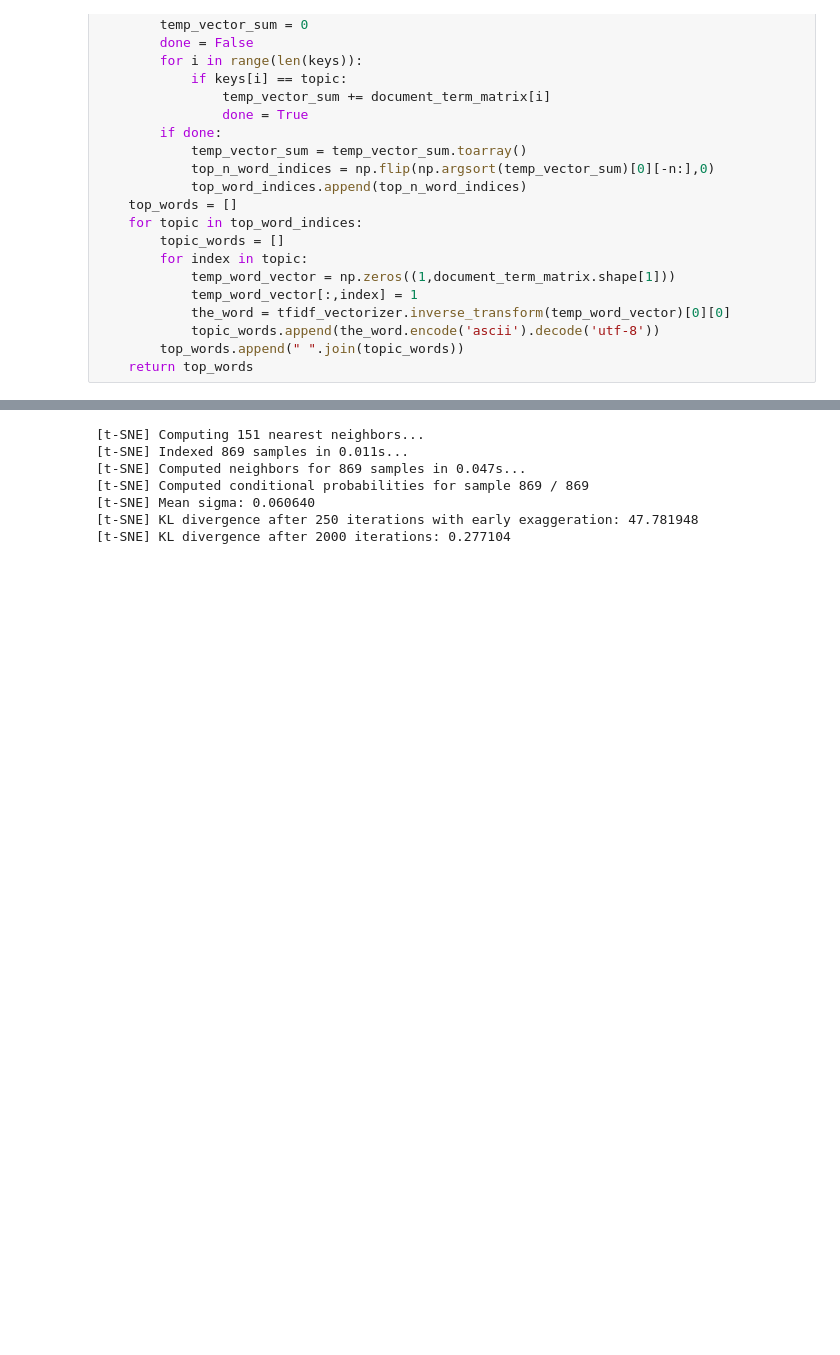
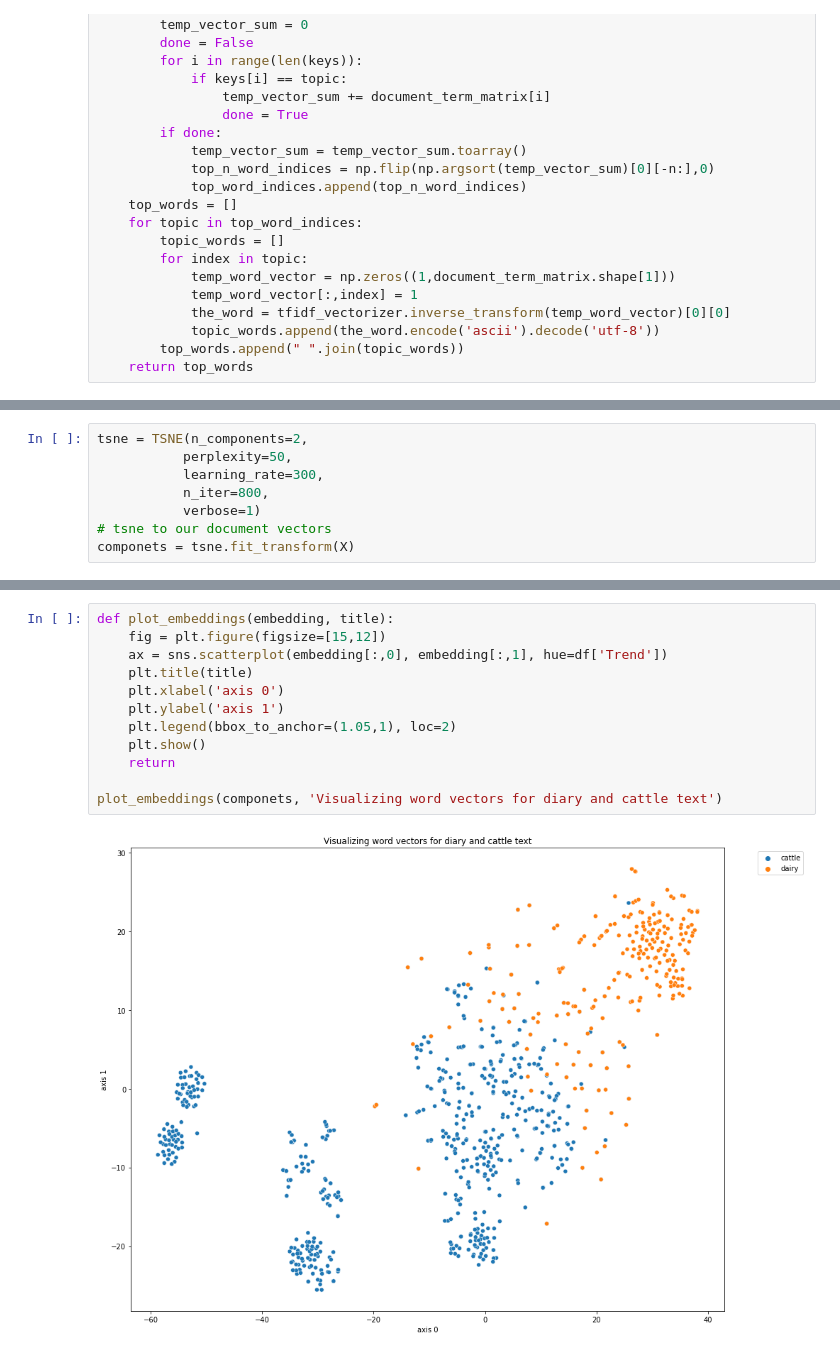
Before and after one commit to TahirAwwad/agriculture-data-analytics, a Jupyter notebook: notebooks/notebook-3-03-sa-ifa-ie-articles-n-grams-and-topics.ipynb, the cells around one changed output, grey strips where cells are left out. Saved outputs shown, nothing was run; the diff lists cells and outputs as text; blank space fills up the shorter version.

```diff
--- a/notebooks/notebook-3-03-sa-ifa-ie-articles-n-grams-and-topics.ipynb
+++ b/notebooks/notebook-3-03-sa-ifa-ie-articles-n-grams-and-topics.ipynb
@@ -360,0 +357,8 @@ plt.show();
+# %%
+tsne = TSNE(n_components=2,
+           perplexity=50,
+           learning_rate=300,
+           n_iter=800,
+           verbose=1)
+# tsne to our document vectors
+componets = tsne.fit_transform(X)
@@ -361,9 +373,14 @@ plt.show();
 # %%
+def plot_embeddings(embedding, title):
+    fig = plt.figure(figsize=[15,12])
+    ax = sns.scatterplot(embedding[:,0], embedding[:,1], hue=df['Trend'])
+    plt.title(title)
+    plt.xlabel('axis 0')
+    plt.ylabel('axis 1')
+    plt.legend(bbox_to_anchor=(1.05,1), loc=2)
+    plt.show()
+    return
+
+plot_embeddings(componets, 'Visualizing word vectors for diary and cattle text')
 # %% [output]
-[t-SNE] Computing 151 nearest neighbors...
-[t-SNE] Indexed 869 samples in 0.011s...
-[t-SNE] Computed neighbors for 869 samples in 0.047s...
-[t-SNE] Computed conditional probabilities for sample 869 / 869
-[t-SNE] Mean sigma: 0.060640
-[t-SNE] KL divergence after 250 iterations with early exaggeration: 47.781948
-[t-SNE] KL divergence after 2000 iterations: 0.277104
+[figure, added]
```
Also changed, not shown: parts of 11 cells of this notebook, 1 other file.
